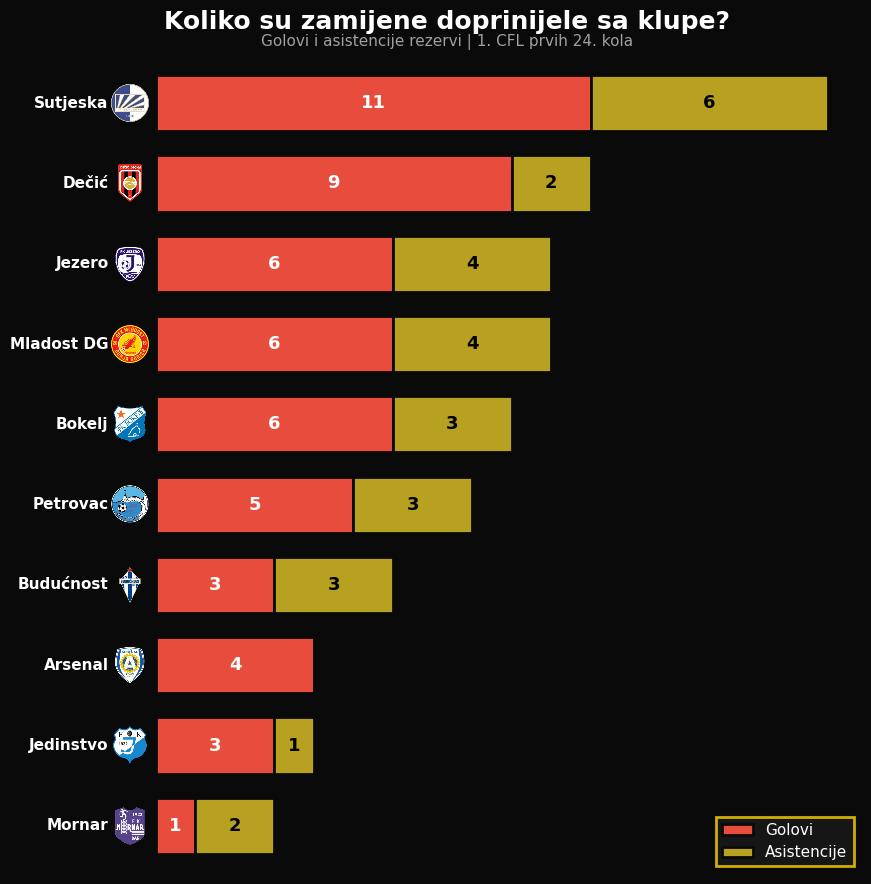
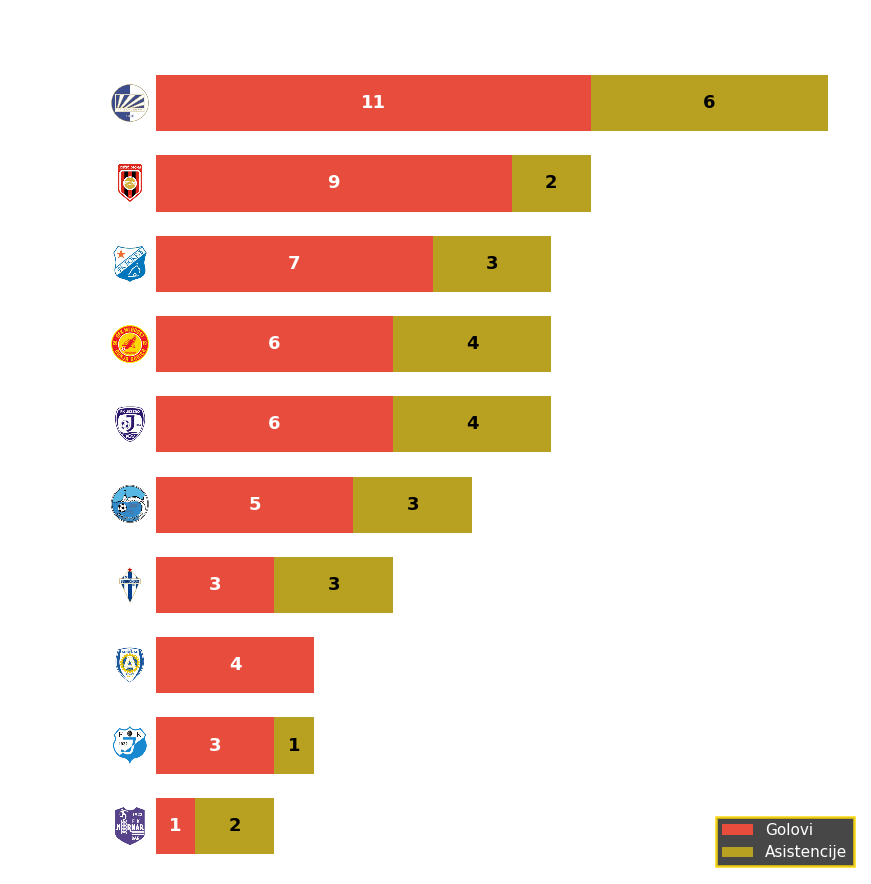
Code edit (unified diff) that turned the first committed figure into the second:
--- before
+++ after
@@ -10,6 +10,6 @@
 
 fig, ax = plt.subplots(figsize=(9, 9))
-fig.patch.set_facecolor(BG_COLOR_DARK)
-ax.set_facecolor(BG_COLOR_DARK)
+fig.patch.set_alpha(0.0)
+ax.set_facecolor('none')
 
 y_positions = np.arange(len(substitute_impact))
@@ -25,5 +25,5 @@
     color=GOAL_COLOR_DARK,
     label='Golovi',
-    edgecolor=BG_COLOR_DARK,
+    edgecolor='none',
     linewidth=2,
 )
@@ -35,5 +35,5 @@
     color=ASSIST_COLOR_GOLD,
     label='Asistencije',
-    edgecolor=BG_COLOR_DARK,
+    edgecolor='none',
     linewidth=2,
 )
@@ -87,9 +87,4 @@
     fontsize=18, fontweight='bold', color=TEXT_COLOR_LIGHT, y=0.98,
 )
-fig.text(
-    0.5, 0.94,
-    "Golovi i asistencije rezervi | 1. CFL prvih 24. kola",
-    fontsize=11, color='#A0A0A0', ha='center',
-)
 
 fig.subplots_adjust(left=0.06, right=0.96, top=0.93, bottom=0.02)
@@ -102,5 +97,5 @@
 
 output_path = FIGURES_DIR / 'substitute_impact.png'
-plt.savefig(output_path, dpi=300, facecolor=BG_COLOR_DARK, bbox_inches='tight')
+plt.savefig(output_path, dpi=300, transparent=True, bbox_inches='tight')
 print(f"\n✅ Saved to: {output_path}")
 plt.show()

Commit: fix the black background to be transparent and update the standings